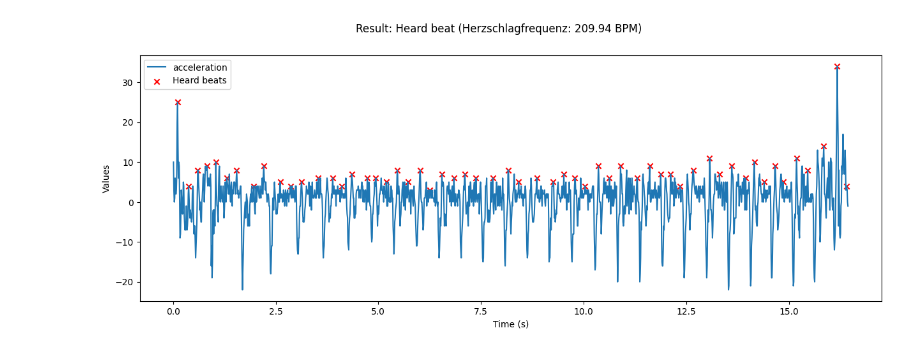
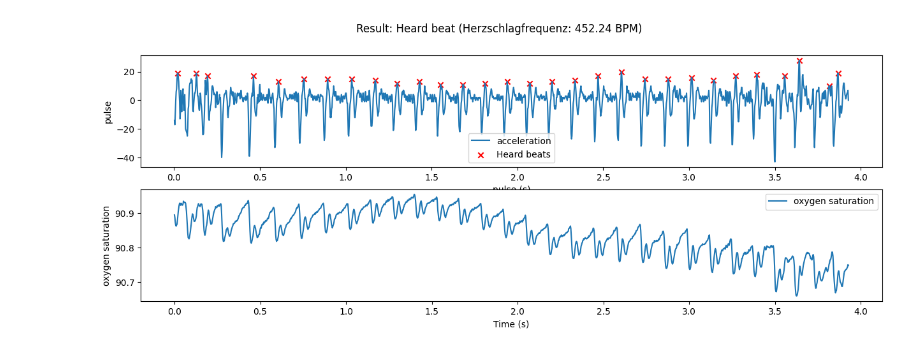
Before and after one commit to JanBoesch/MobileHealthSensing, a Jupyter notebook: V4_PPG/PPG.ipynb, the cells around one changed output. Saved outputs shown, nothing was run; the diff lists cells and outputs as text; code cells hidden in the pictures.

```diff
--- a/V4_PPG/PPG.ipynb
+++ b/V4_PPG/PPG.ipynb
@@ -44,39 +61,54 @@ import pandas as pd
 import numpy as np
 from scipy.signal import find_peaks
 import matplotlib.pyplot as plt
 
 # Read file  , nrows=1000
-data = pd.read_csv('v4_puls_1_ir.csv')
+data_ir = pd.read_csv('v4_puls_2_ir.csv')
+data_red = pd.read_csv('v4_puls_2_red.csv')
 
 # Werte aus der CSV-Datei extrahieren
-d_values = data['D']
+d_values_ir = data_ir['D']
+d_values_red = data_red['D']
+
+# Sauerstoffsättigung nach Beer-Lambert-Gesetz
+def calculate_spo2(red_value, ir_value):
+    ratio = red_value / ir_value
+    spo2 = -45.06 * ratio**2 + 30.354 * ratio + 94.845
+    return spo2
+
+spo2 = calculate_spo2(d_values_red, d_values_ir)
 
 # Künstliche Zeitreihe erstellen
-time_series = np.arange(len(data)) * 0.01  # 10 Millisekunden pro Eintrag
+time_series = np.arange(len(data_ir)) * 0.0025  # 2,5 Millisekunden pro Eintrag, Sensor taste mit 400Hz
 
 # Ableitung der Beschleunigung berechnen
-acceleration = d_values.diff()
+acceleration = d_values_ir.diff()
 
 # Peaks in der Beschleunigung finden
-peaks, _ = find_peaks(acceleration, height=0.5, distance=20)
+peaks, _ = find_peaks(acceleration, height=10, distance=20)
 
 # Zeitdifferenzen zwischen aufeinanderfolgenden Peaks auf der künstlichen Zeitreihe berechnen
 time_diffs = np.diff(time_series[peaks])
 
 # Herzschlagfrequenz in BPM (Beats Per Minute) berechnen
 heartbeats = 60 / np.mean(time_diffs)
 
 # Plot erstellen
-fig, ax1 = plt.subplots(figsize=(15,5))
+fig, (ax1, ax2) = plt.subplots(2, 1, figsize=(15,5))
 fig.suptitle(f'Result: Heard beat (Herzschlagfrequenz: {heartbeats:.2f} BPM)')
 
 ax1.plot(time_series, acceleration, label='acceleration')
 ax1.scatter(time_series[peaks], acceleration.iloc[peaks], c='r', marker='x', label='Heard beats')
-ax1.set_xlabel('Time (s)')
-ax1.set_ylabel('Values')
+ax1.set_xlabel('pulse (s)')
+ax1.set_ylabel('pulse')
 ax1.legend()
+
+ax2.plot(time_series, spo2, label='oxygen saturation')
+ax2.set_xlabel('Time (s)')
+ax2.set_ylabel('oxygen saturation')
+ax2.legend()
 
 # Diagramm anzeigen
 plt.show()
 # %% [output]
-[figure, old version]
+[figure, new version]
```
Also changed, not shown: parts of 1 cell of this notebook.
